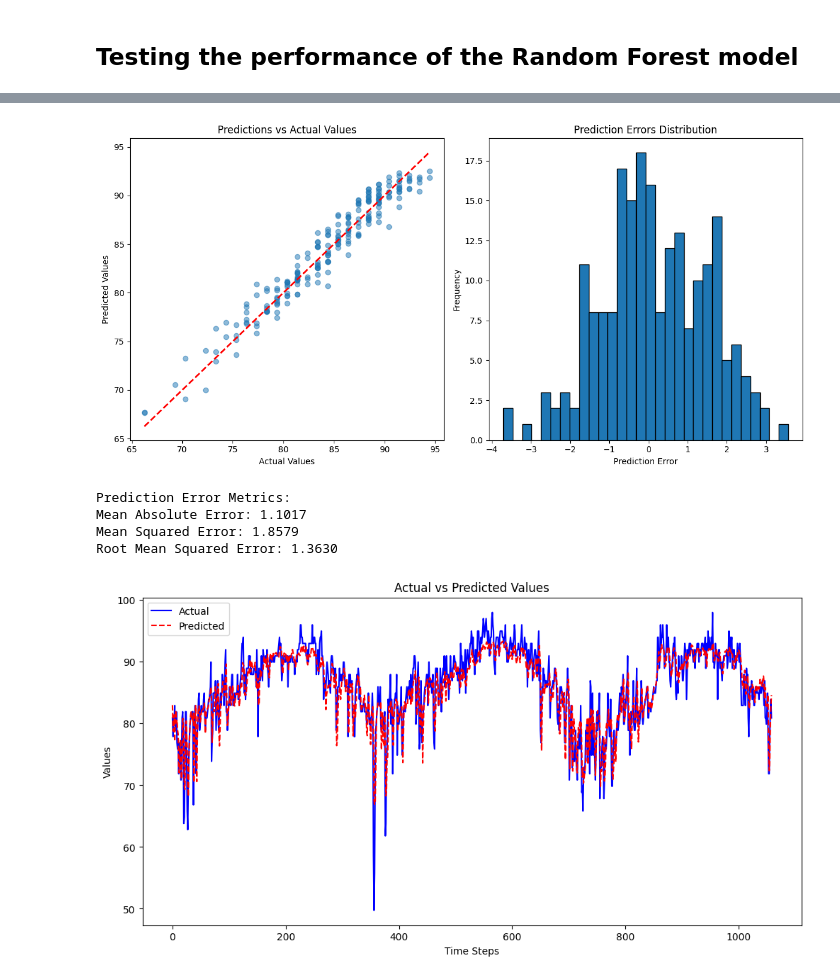
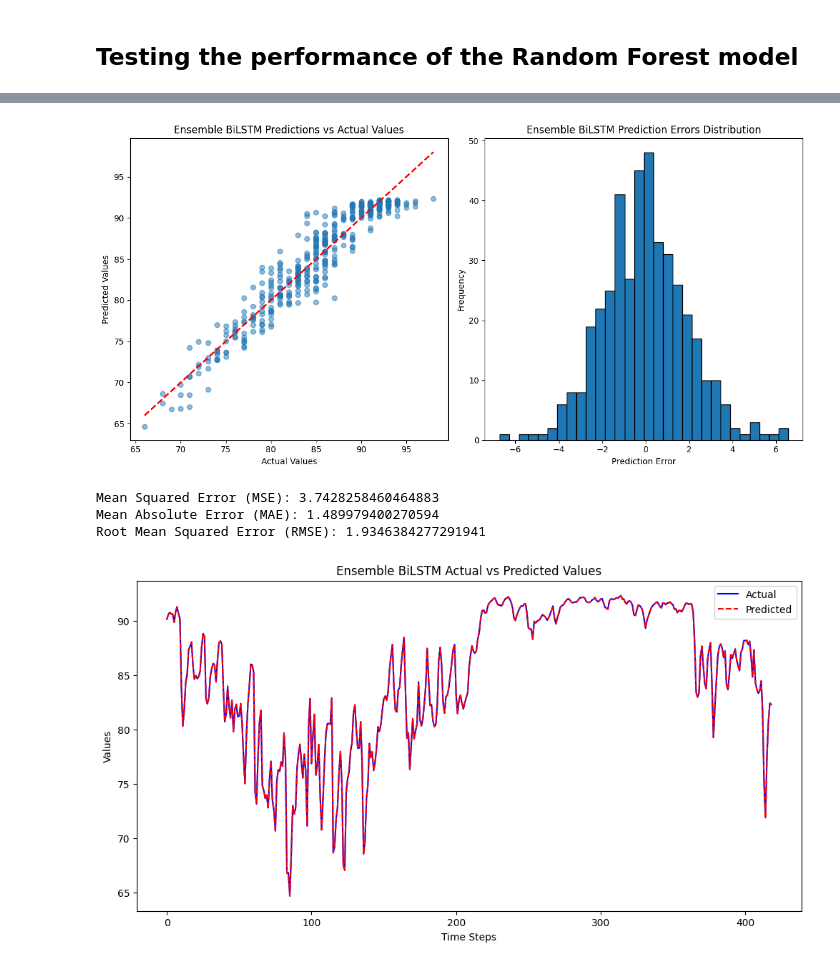
Before and after one commit to comp484-IntroToAI/semester-project-bram-long, a Jupyter notebook: MiamiWeather.ipynb, the cells around one changed output, grey strips where cells are left out. Drawn from its saved outputs; the diff is of its cells as text; code cells hidden in the pictures.

```diff
--- a/MiamiWeather.ipynb
+++ b/MiamiWeather.ipynb
@@ -166,7 +189,8 @@ X_lstm = new_lstm_df[['temperature_2m_mean (°F)_lag1',
  'wind_direction_10m_dominant (°)_lag1',
  'temperature_2m_max (°F)_lag1']]
 
-X_windowed, y_windowed, X_test_windowed, y_test_windowed, feature_scaler, target_scaler = lstm.prepare_data(X_train, y_train, X_test, y_test, window_size=7)
+window = 7
+X_windowed, y_windowed, X_test_windowed, y_test_windowed, feature_scaler, target_scaler = lstm.prepare_data(X_train, y_train, X_test, y_test, window_size=window)
 
 lstm_units = 64
 lstm_batch_size = 64
@@ -361,9 +278,12 @@ Root Mean Squared Error: 3.1691
 # %%
-y_actual_test = y_lstm_test.iloc[2:]
-rf_predictions = predictions[2:]
+
+missing = window - 1
+
+y_actual_test = y_test.iloc[missing:] #removes the first two observations since those are removed in the sliding window process.
+rf_predictions = predictions[missing:]
 predictions_df = pd.DataFrame(y_actual_test)
-predictions_df['lstm_predictions'] = lstm_y_pred_original
-predictions_df['bilstm_predictions'] = bilstm_y_pred_original
+predictions_df['lstm_predictions'] = lstm_y_pred
+predictions_df['bilstm_predictions'] = bilstm_y_pred
 predictions_df['rf_predictions'] = rf_predictions
 
 open_meteo_forecast = pd.read_csv("/Users/bram/Desktop/AI-class/semester-project-bram-long/open-meteo-25.79N80.28W2m.csv")
@@ -570,55 +376,5 @@ BiLSTM Test MSE: 0.05656009854078273
 # %%
-bilstm_y_pred = trained_bilstm_model.predict(X_test_windowed)
+ensemble_bilstm_y_pred = lstm.get_predictions(ensemble_trained_bilstm_model, ensemble_X_test_windowed)
 
-# # Inverse transform predictions and actual values
-bilstm_y_pred_original = y_scaler.inverse_transform(bilstm_y_pred)
-bilstm_y_test_original = y_scaler.inverse_transform(y_test_windowed)
-
-# Plot predictions vs actual
-plt.figure(figsize=(12, 6))
-
-# # Scatter plot of predictions vs actual
-plt.subplot(1, 2, 1)
-plt.scatter(bilstm_y_test_original, bilstm_y_pred_original, alpha=0.5)
-plt.plot([bilstm_y_test_original.min(), bilstm_y_test_original.max()],
-         [bilstm_y_test_original.min(), bilstm_y_test_original.max()],
-         'r--', lw=2)
-plt.title('Predictions vs Actual Values')
-plt.xlabel('Actual Values')
-plt.ylabel('Predicted Values')
-
-# # Prediction errors histogram
-errors = bilstm_y_pred_original - bilstm_y_test_original
-plt.subplot(1, 2, 2)
-plt.hist(errors, bins=30, edgecolor='black')
-plt.title('Prediction Errors Distribution')
-plt.xlabel('Prediction Error')
-plt.ylabel('Frequency')
-
-plt.tight_layout()
-plt.show()
-
-# Calculate error metrics
-mae = np.mean(np.abs(errors))
-mse = np.mean(errors**2)
-rmse = np.sqrt(mse)
-
-print("Prediction Error Metrics:")
-print(f"Mean Absolute Error: {mae:.4f}")
-print(f"Mean Squared Error: {mse:.4f}")
-print(f"Root Mean Squared Error: {rmse:.4f}")
-
-
-# y_test_original = pd.Series(y_test_original, index=y_lstm_test.index)
-# y_pred_original = pd.Series(y_pred_original, index=y_lstm_test.index)
-plt.figure(figsize=(12, 6))
-plt.plot( y_test_original, label='Actual', color='blue')
-plt.plot(y_pred_original, label='Predicted', color='red', linestyle='--')
-plt.title('Actual vs Predicted Values')
-plt.xlabel('Time Steps')
-plt.ylabel('Values')
-plt.legend()
-plt.show()
-
-# 1061
+lstm.plot_predictions('Ensemble BiLSTM', ensemble_X_test_windowed, ensemble_y_test_windowed, ensemble_bilstm_y_pred, ensemble_target_scaler)
 # %% [output]
@@ -626,6 +382,5 @@ plt.show()
-[figure, old version]
+[figure, new version]
-Prediction Error Metrics:
-Mean Absolute Error: 1.1017
-Mean Squared Error: 1.8579
-Root Mean Squared Error: 1.3630
+Mean Squared Error (MSE): 3.7428258460464883
+Mean Absolute Error (MAE): 1.489979400270594
+Root Mean Squared Error (RMSE): 1.9346384277291941
-[figure, old version]
+[figure, new version]
```
Also changed, not shown: parts of 18 cells of this notebook, 2 other files.
